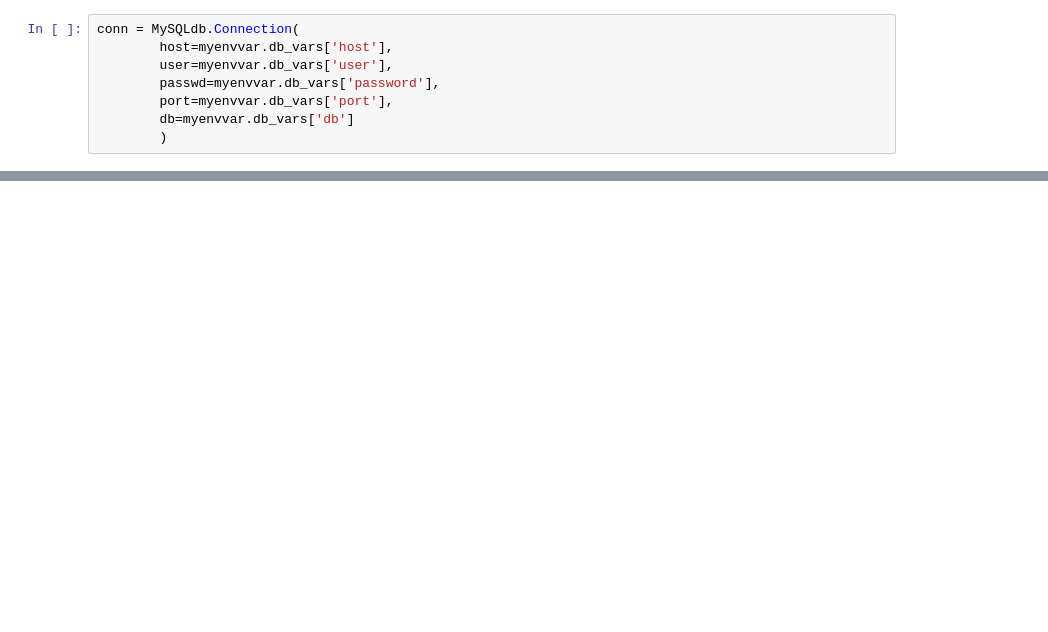
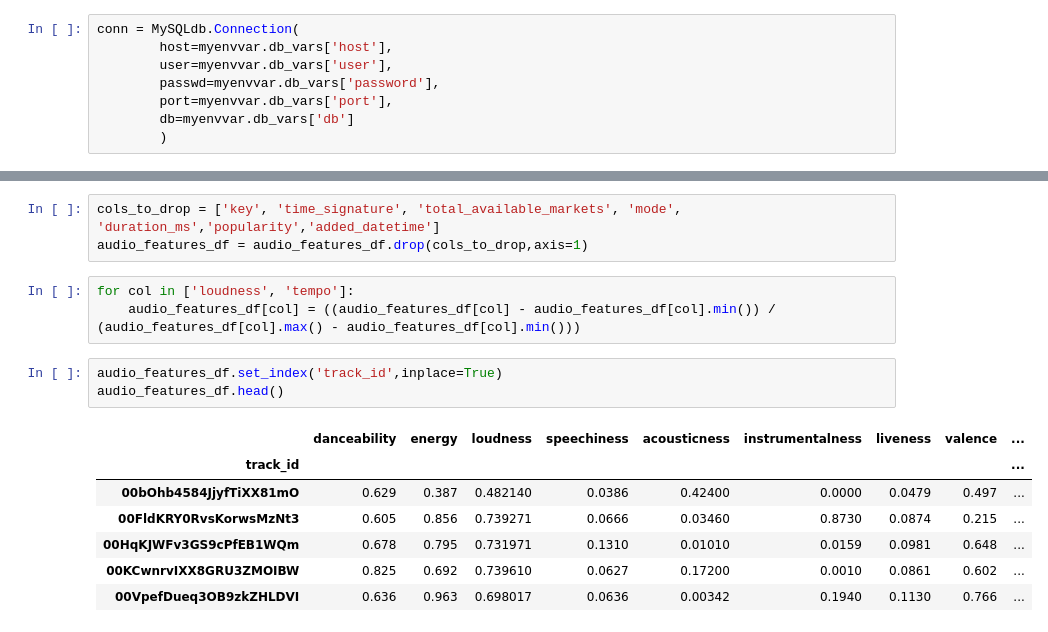
Before and after one commit to orenzion/music_analytics_project, a Jupyter notebook: analytics/tracks_clustering_DBSCAN.ipynb, the cells around one changed output, grey strips where cells are left out. Cells and saved outputs as stored; diff of their text form; blank space fills up the shorter version.

```diff
--- a/analytics/tracks_clustering_DBSCAN.ipynb
+++ b/analytics/tracks_clustering_DBSCAN.ipynb
@@ -45,0 +42,17 @@ for ind in kmeans_clustering_params_df.index:
+# %%
+cols_to_drop = ['key', 'time_signature', 'total_available_markets', 'mode', 'duration_ms','popularity','added_datetime']
+audio_features_df = audio_features_df.drop(cols_to_drop,axis=1)
+# %%
+for col in ['loudness', 'tempo']:
+    audio_features_df[col] = ((audio_features_df[col] - audio_features_df[col].min()) / (audio_features_df[col].max() - audio_features_df[col].min()))
+# %%
+audio_features_df.set_index('track_id',inplace=True)
+audio_features_df.head()
+# %% [output]
+|  | danceability | energy | loudness | speechiness | acousticness | instrumentalness | liveness | valence | ... |
+| track_id |  |  |  |  |  |  |  |  | ... |
+| 00bOhb4584JjyfTiXX81mO | 0.629 | 0.387 | 0.482140 | 0.0386 | 0.42400 | 0.0000 | 0.0479 | 0.497 | ... |
+| 00FldKRY0RvsKorwsMzNt3 | 0.605 | 0.856 | 0.739271 | 0.0666 | 0.03460 | 0.8730 | 0.0874 | 0.215 | ... |
+| 00HqKJWFv3GS9cPfEB1WQm | 0.678 | 0.795 | 0.731971 | 0.1310 | 0.01010 | 0.0159 | 0.0981 | 0.648 | ... |
+| 00KCwnrvIXX8GRU3ZMOIBW | 0.825 | 0.692 | 0.739610 | 0.0627 | 0.17200 | 0.0010 | 0.0861 | 0.602 | ... |
+| 00VpefDueq3OB9zkZHLDVI | 0.636 | 0.963 | 0.698017 | 0.0636 | 0.00342 | 0.1940 | 0.1130 | 0.766 | ... |
```
Also changed, not shown: parts of 11 cells of this notebook, 2 other files.
